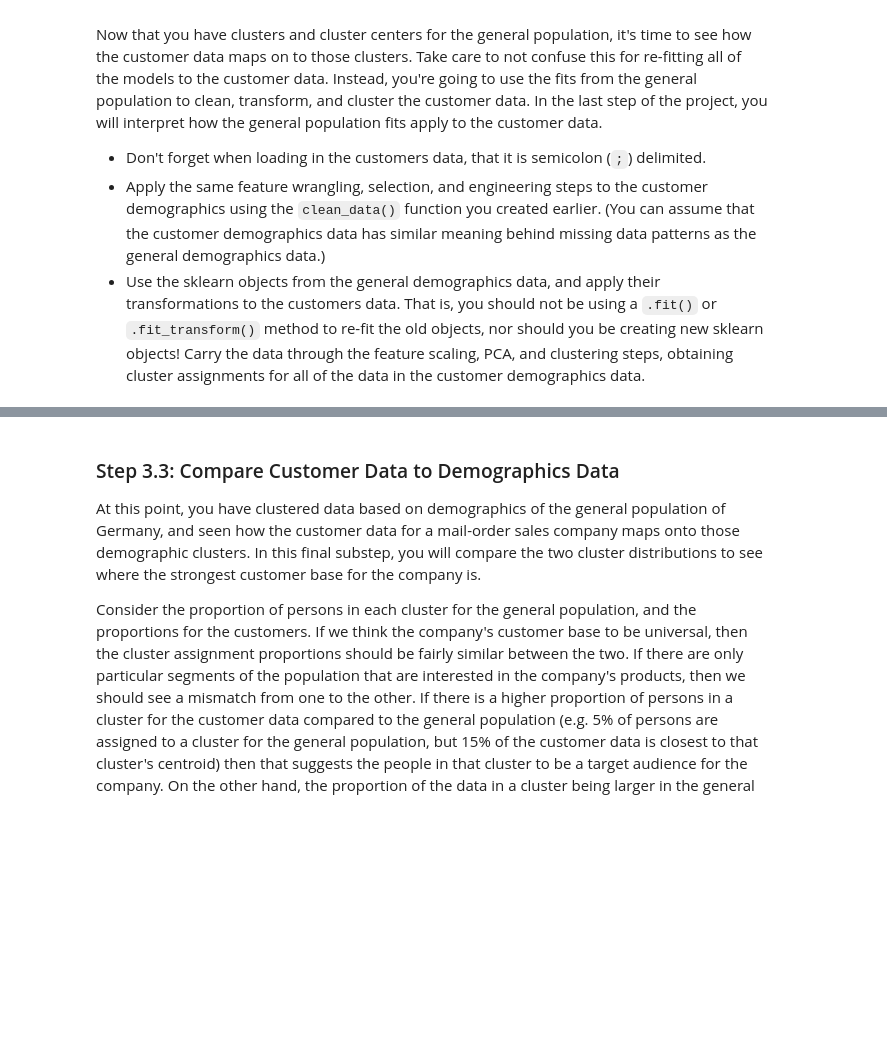
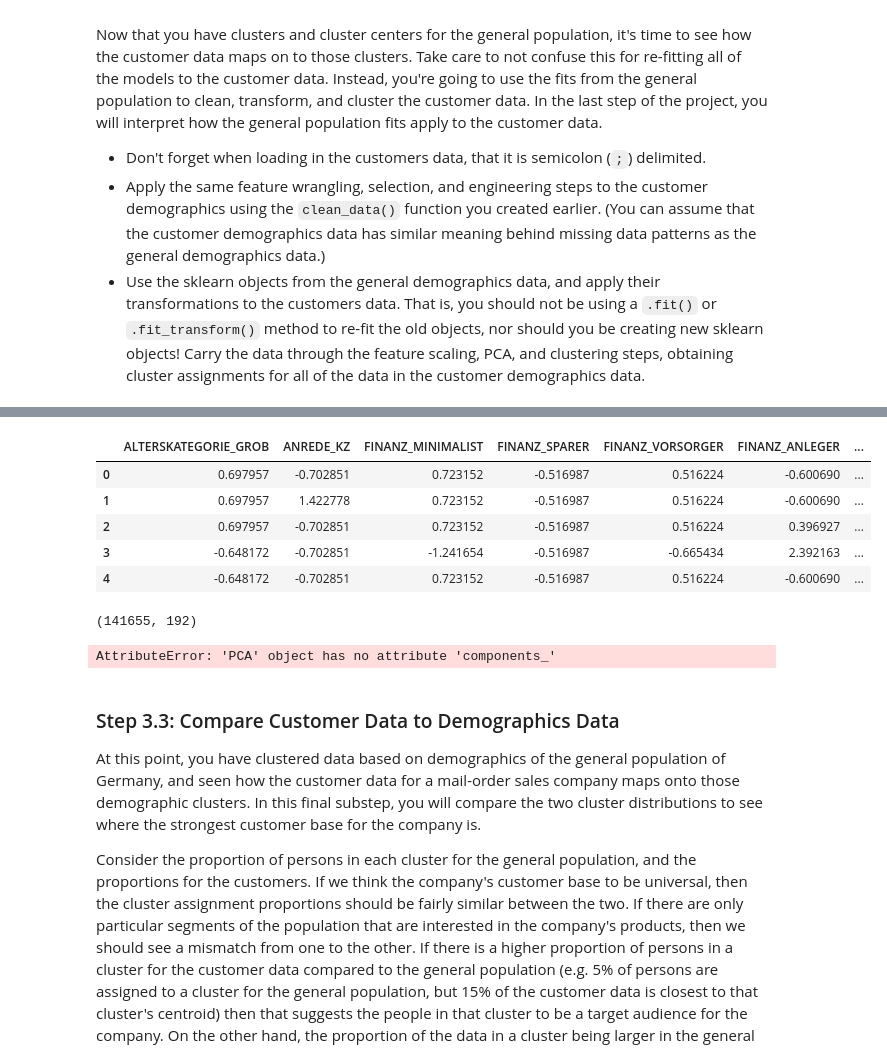
Before and after one commit to darinjswilliams/CustomerSegmentsArvato, a Jupyter notebook: Identify_Customer_Segments.ipynb, the cells around one changed output, grey strips where cells are left out. Drawn from its saved outputs; the diff is of its cells as text; code cells hidden in the pictures; blank space fills up the shorter version.

```diff
--- a/Identify_Customer_Segments.ipynb
+++ b/Identify_Customer_Segments.ipynb
@@ -1343,0 +1378,4 @@ Now that you have clusters and cluster centers for the general population, it's
+# %%
+#Impute Customer Data
+imputer = SimpleImputer(missing_values=np.nan, strategy='constant', fill_value=0)
+customer_data = pd.DataFrame(imputer.fit_transform(verify_clean_data), columns=verify_clean_data.columns)
@@ -1343,0 +1388,17 @@ Now that you have clusters and cluster centers for the general population, it's
+# %%
+#Normalize the data with StandardScaler
+scaler = StandardScaler()
+customer_data = pd.DataFrame(scaler.fit_transform(customer_data), columns=customer_data.columns)
+# %%
+customer_data.head()
+# %% [output]
+|  | ALTERSKATEGORIE_GROB | ANREDE_KZ | FINANZ_MINIMALIST | FINANZ_SPARER | FINANZ_VORSORGER | FINANZ_ANLEGER | ... |
+| 0 | 0.697957 | -0.702851 | 0.723152 | -0.516987 | 0.516224 | -0.600690 | ... |
+| 1 | 0.697957 | 1.422778 | 0.723152 | -0.516987 | 0.516224 | -0.600690 | ... |
+| 2 | 0.697957 | -0.702851 | 0.723152 | -0.516987 | 0.516224 | 0.396927 | ... |
+| 3 | -0.648172 | -0.702851 | -1.241654 | -0.516987 | -0.665434 | 2.392163 | ... |
+| 4 | -0.648172 | -0.702851 | 0.723152 | -0.516987 | 0.516224 | -0.600690 | ... |
+# %%
+customer_data.shape
+# %% [output]
+(141655, 192)
@@ -1344,3 +1408,7 @@ Now that you have clusters and cluster centers for the general population, it's
+# %%
+customer_data = pca.transform(customer_data)
+# %% [output]
+AttributeError: 'PCA' object has no attribute 'components_'
 # %% [markdown]
 ### Step 3.3: Compare Customer Data to Demographics Data
 
```
Also changed, not shown: parts of 25 cells of this notebook, 1 other file.
